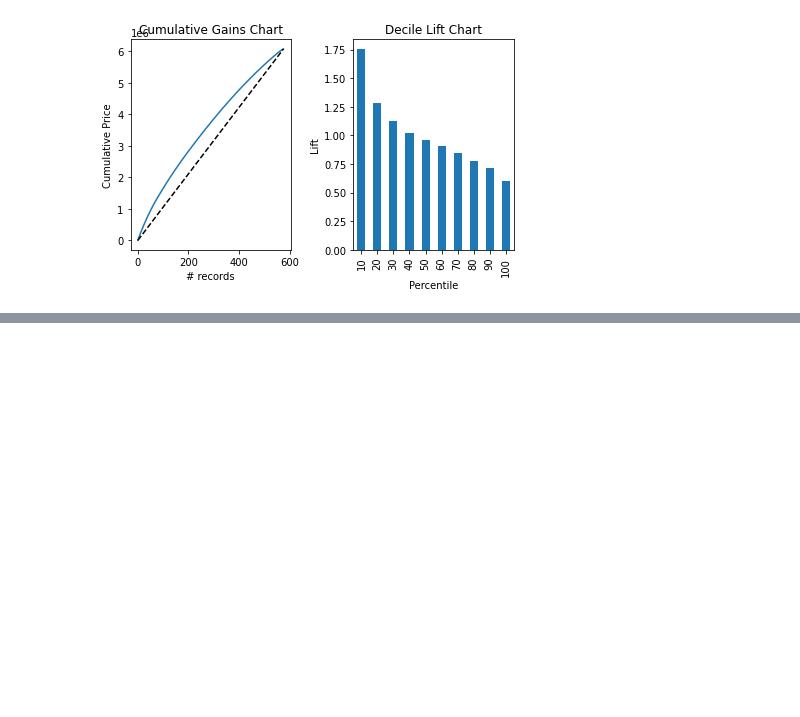
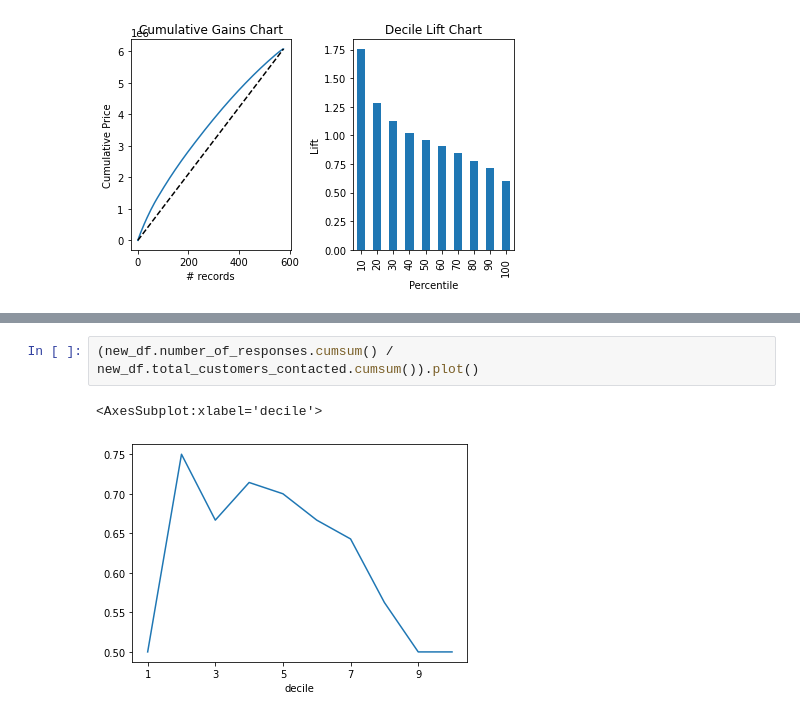
Before and after one commit to alextanhongpin/data-mining-for-business-analytics, a Jupyter notebook: 05_evaluating_predictive_performance.ipynb, the cells around one changed output, grey strips where cells are left out. Saved outputs shown, nothing was run; the diff lists cells and outputs as text; blank space fills up the shorter version.

```diff
--- a/05_evaluating_predictive_performance.ipynb
+++ b/05_evaluating_predictive_performance.ipynb
@@ -100,0 +237,5 @@ plt.tight_layout()
+# %%
+(new_df.number_of_responses.cumsum() / new_df.total_customers_contacted.cumsum()).plot()
+# %% [output]
+<AxesSubplot:xlabel='decile'>
+[figure, added]
```
Also changed, not shown: parts of 6 cells of this notebook.
